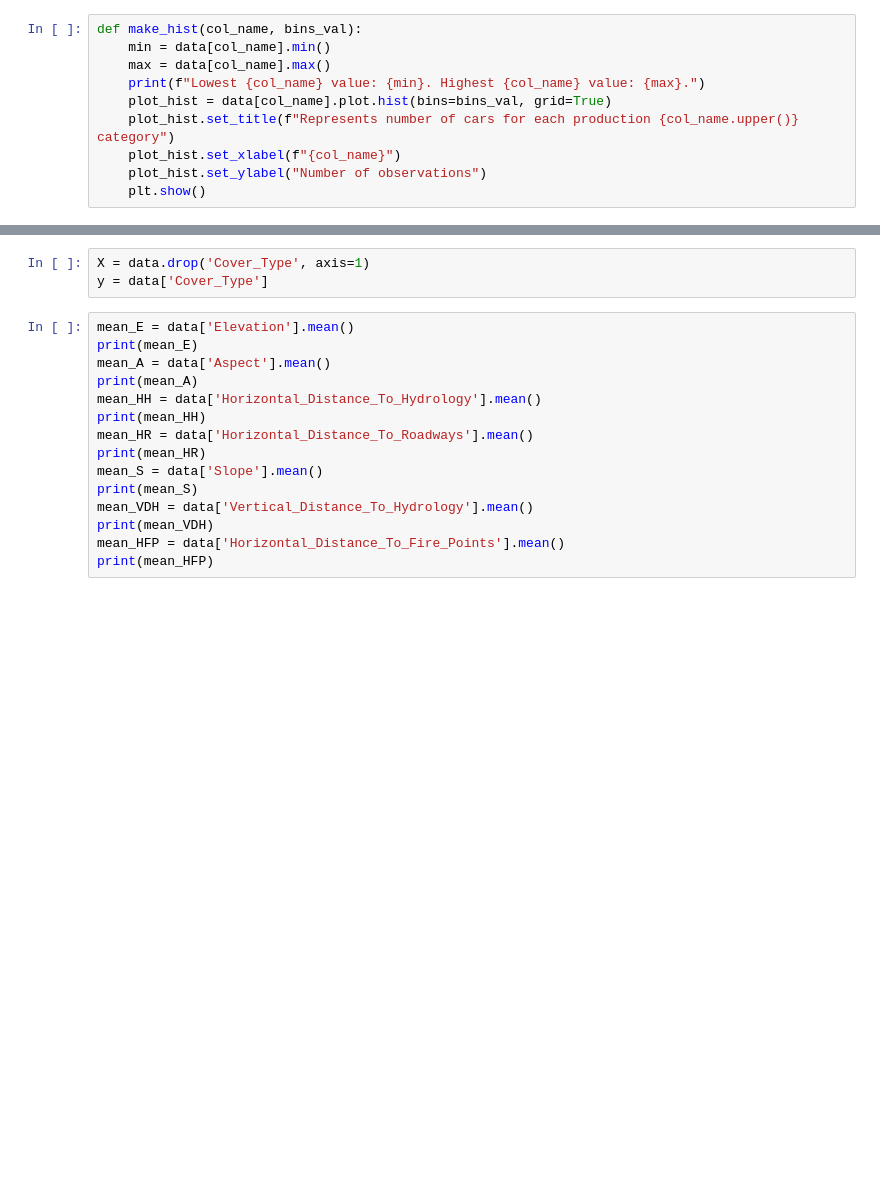
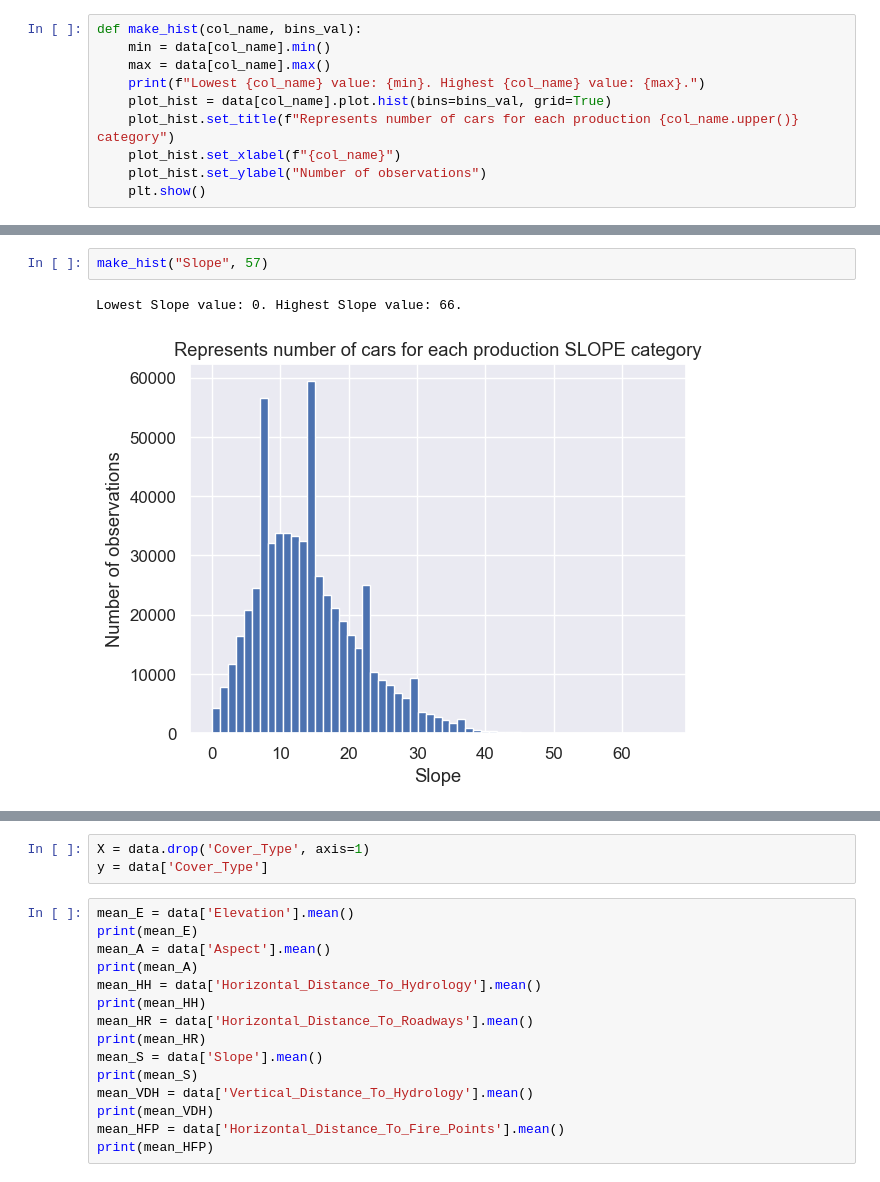
Before and after one commit to PsimonL/ML_Assesment, a Jupyter notebook: notebooks/heuristic_algorithm.ipynb, the cells around one changed output, grey strips where cells are left out. Saved outputs shown, nothing was run; the diff lists cells and outputs as text; blank space fills up the shorter version.

```diff
--- a/notebooks/heuristic_algorithm.ipynb
+++ b/notebooks/heuristic_algorithm.ipynb
@@ -91,2 +139,7 @@ make_hist("Aspect", 57)
+# %%
+make_hist("Slope", 57)
+# %% [output]
+Lowest Slope value: 0. Highest Slope value: 66.
+[figure, added]
 # %%
 make_hist("Horizontal_Distance_To_Hydrology", 57)
```
Also changed, not shown: parts of 12 cells of this notebook, 1 other file.
